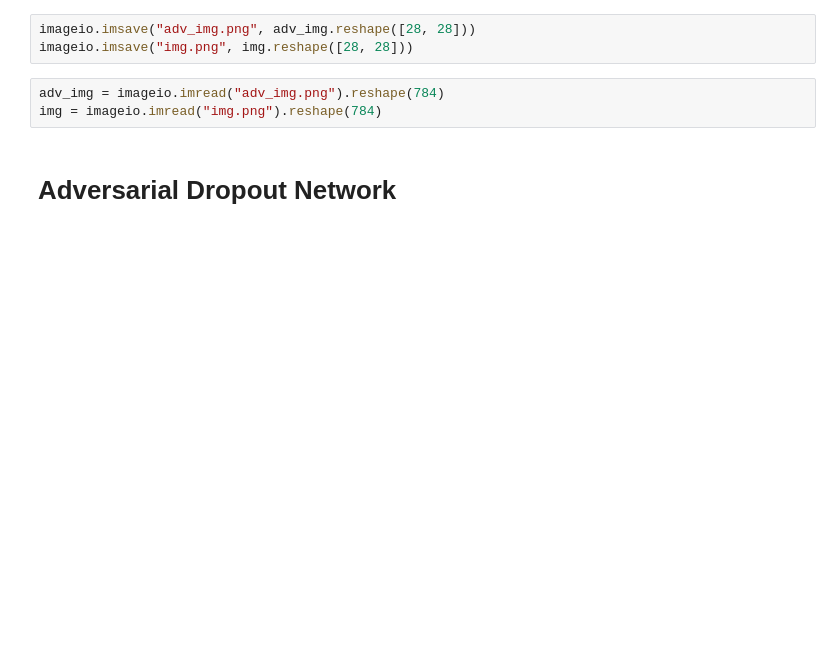
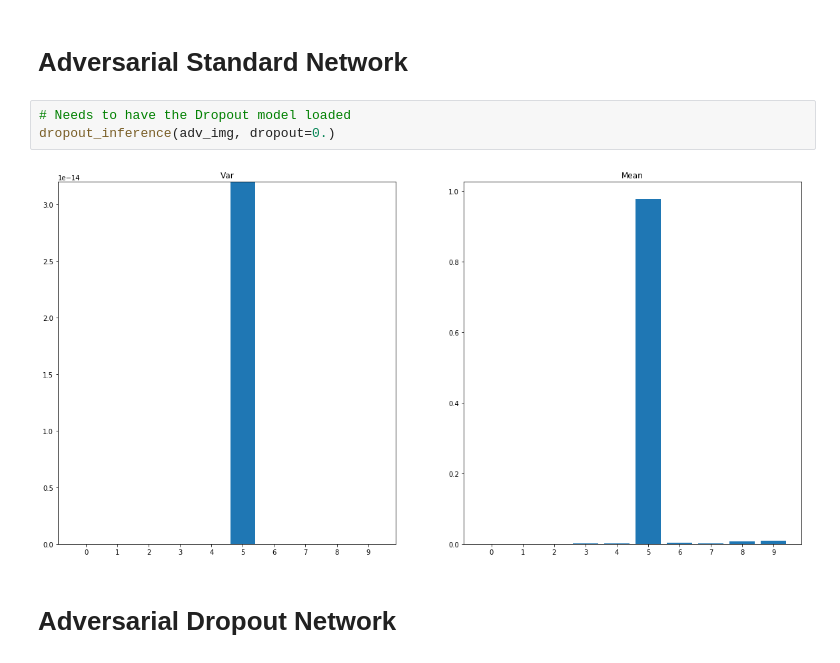
Before and after one commit to hutec/UncertaintyNN, a Jupyter notebook: notebooks/MNIST Adversarial.ipynb, the cells around one changed output. Saved outputs shown, nothing was run; the diff lists cells and outputs as text; blank space fills up the shorter version.

```diff
--- a/notebooks/MNIST Adversarial.ipynb
+++ b/notebooks/MNIST Adversarial.ipynb
@@ -144,9 +151,10 @@ step 10000, loss=0.0949951
-# %%
-imageio.imsave("adv_img.png", adv_img.reshape([28, 28]))
-imageio.imsave("img.png", img.reshape([28, 28]))
-# %%
-adv_img = imageio.imread("adv_img.png").reshape(784)
-img = imageio.imread("img.png").reshape(784)
+# %% [markdown]
+# Adversarial Standard Network
+# %%
+# Needs to have the Dropout model loaded
+dropout_inference(adv_img, dropout=0.)
+# %% [output]
+[figure, added]
 # %% [markdown]
 # Adversarial Dropout Network
 # %%
```
Also changed, not shown: parts of 17 cells of this notebook, 1 other file.
